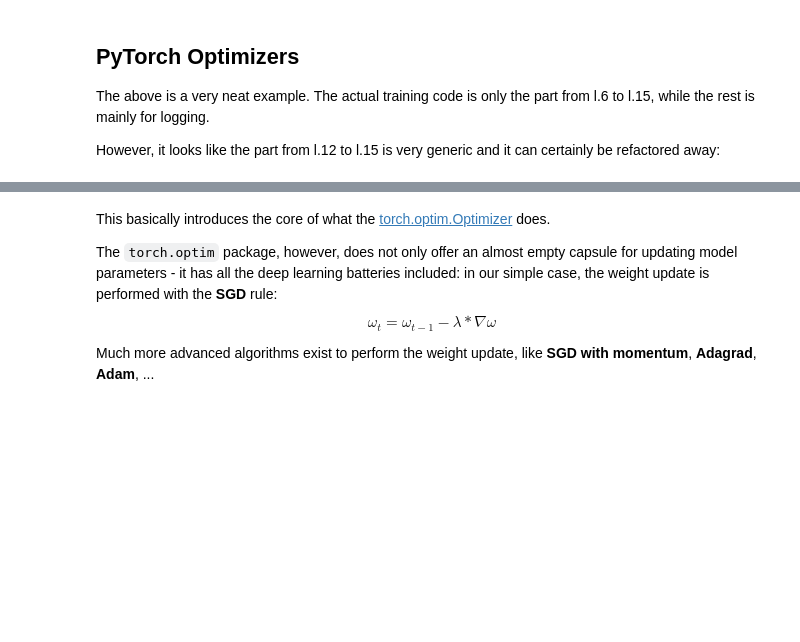
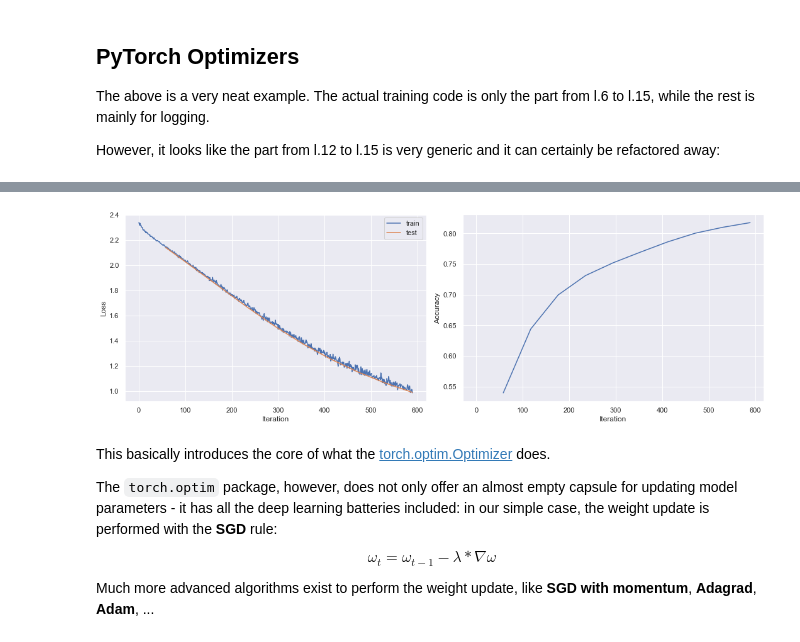
Before and after one commit to emlozin/intro_to_pytorch, a Jupyter notebook: 4_Training_and_validation/4c_training_loop_Solutions.ipynb, the cells around one changed output, grey strips where cells are left out. Cells and saved outputs as stored; diff of their text form; code cells hidden in the pictures; blank space fills up the shorter version.

```diff
--- a/4_Training_and_validation/4c_training_loop_Solutions.ipynb
+++ b/4_Training_and_validation/4c_training_loop_Solutions.ipynb
@@ -203,3 +215,6 @@ def train_nn(model, optim, n_epochs):
 model = get_model()
 train_losses, test_losses, accuracies = train_nn(model, Optimizer(model.parameters(), lr=0.01), n_epochs=10)
 plot_metrics(train_losses, test_losses, accuracies)
+
+torch.save(model.state_dict(), "../data/model.pt")
+# %% [output]
@@ -206,3 +231,4 @@ plot_metrics(train_losses, test_losses, accuracies)
+[figure, added]
 # %% [markdown]
 This basically introduces the core of what the [torch.optim.Optimizer](https://pytorch.org/docs/stable/_modules/torch/optim/optimizer.html#Optimizer) does.
 
```
Also changed, not shown: parts of 5 cells of this notebook, 1 other file.
